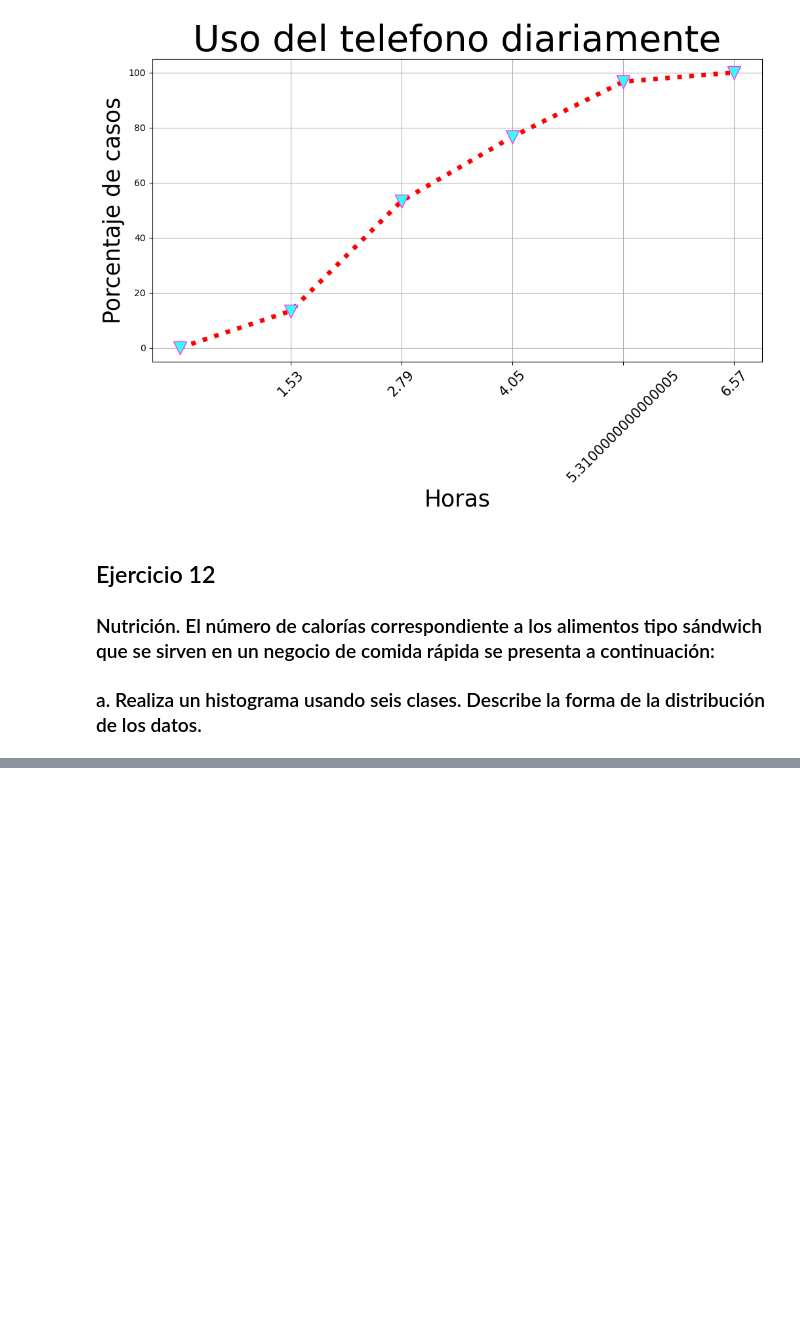
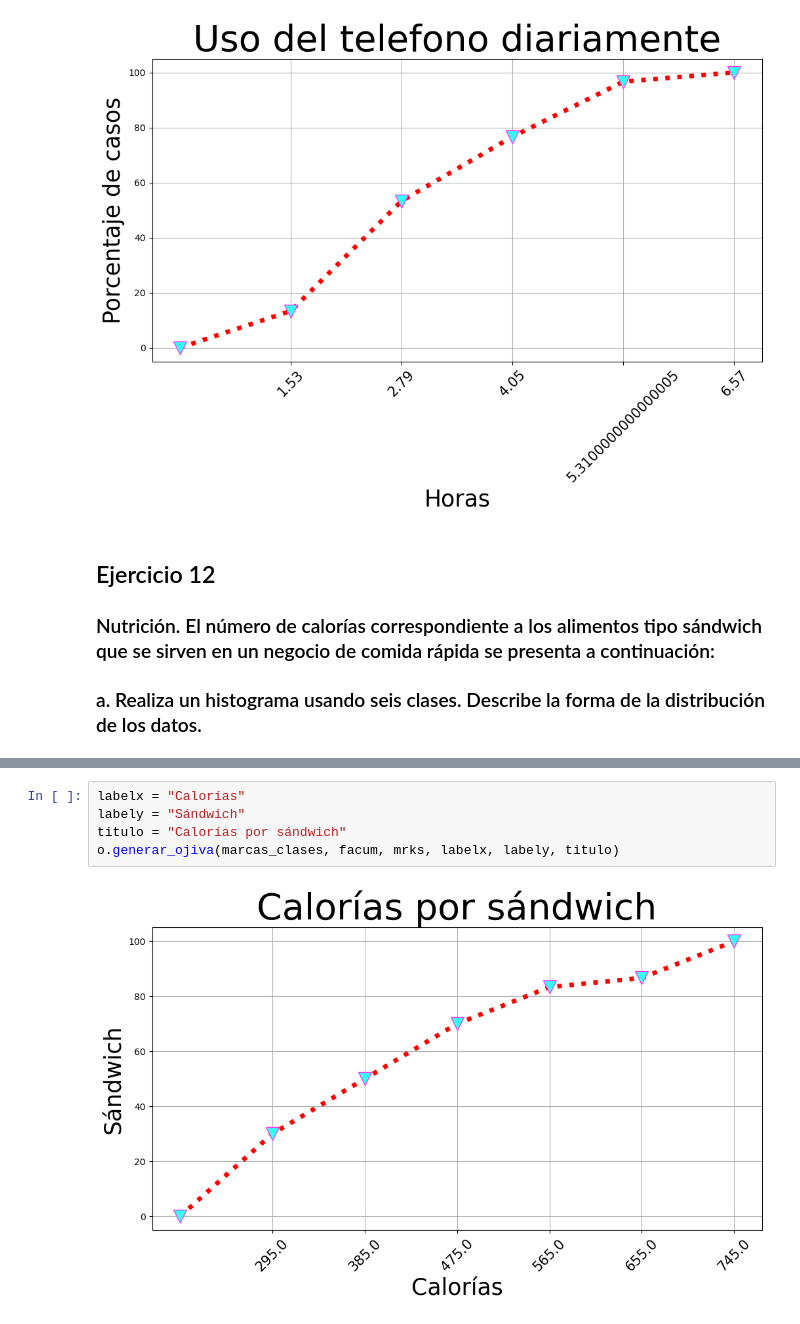
Before and after one commit to AbrahamCalva/ACVerano2024T1, a Jupyter notebook: ejercicios.ipynb, the cells around one changed output, grey strips where cells are left out. Cells and saved outputs as stored; diff of their text form; blank space fills up the shorter version.

```diff
--- a/ejercicios.ipynb
+++ b/ejercicios.ipynb
@@ -148,0 +153,7 @@ Frecuencia relativa acumulada: [30.0, 50.0, 70.0, 83.33333333333333, 86.66666666
+# %%
+labelx = "Calorías"
+labely = "Sándwich"
+titulo = "Calorías por sándwich"
+o.generar_ojiva(marcas_clases, facum, mrks, labelx, labely, titulo)
+# %% [output]
+[figure, added]
```
Also changed, not shown: parts of 2 cells of this notebook.
